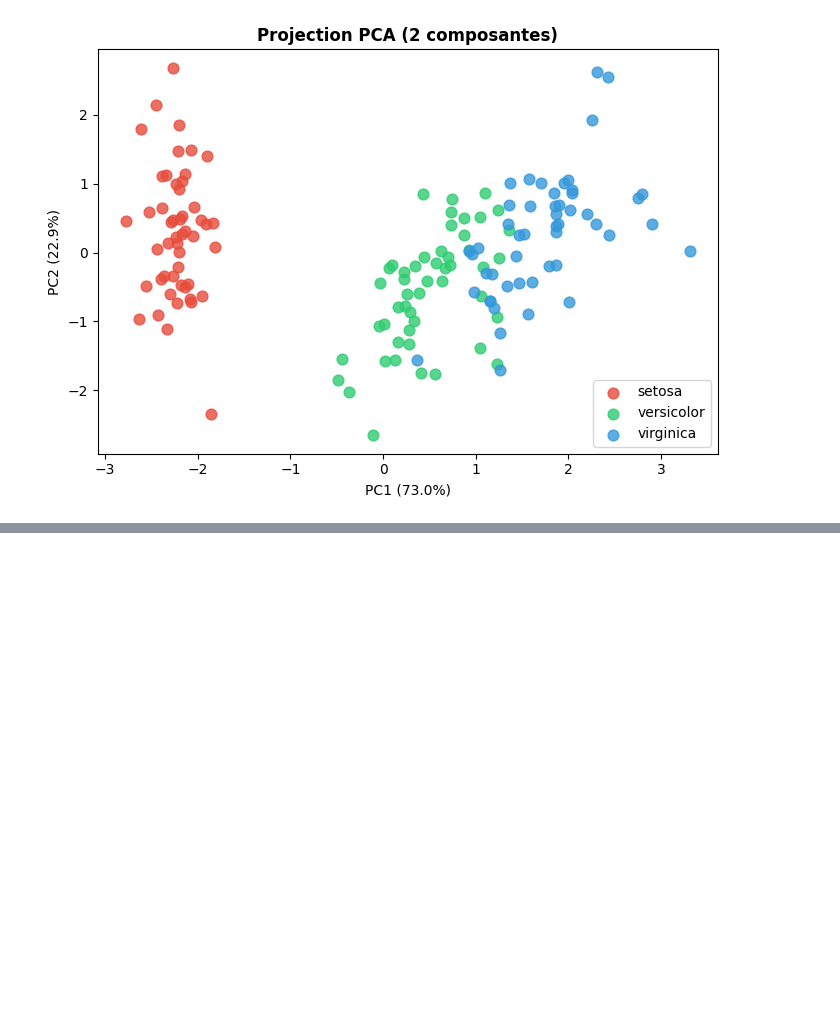
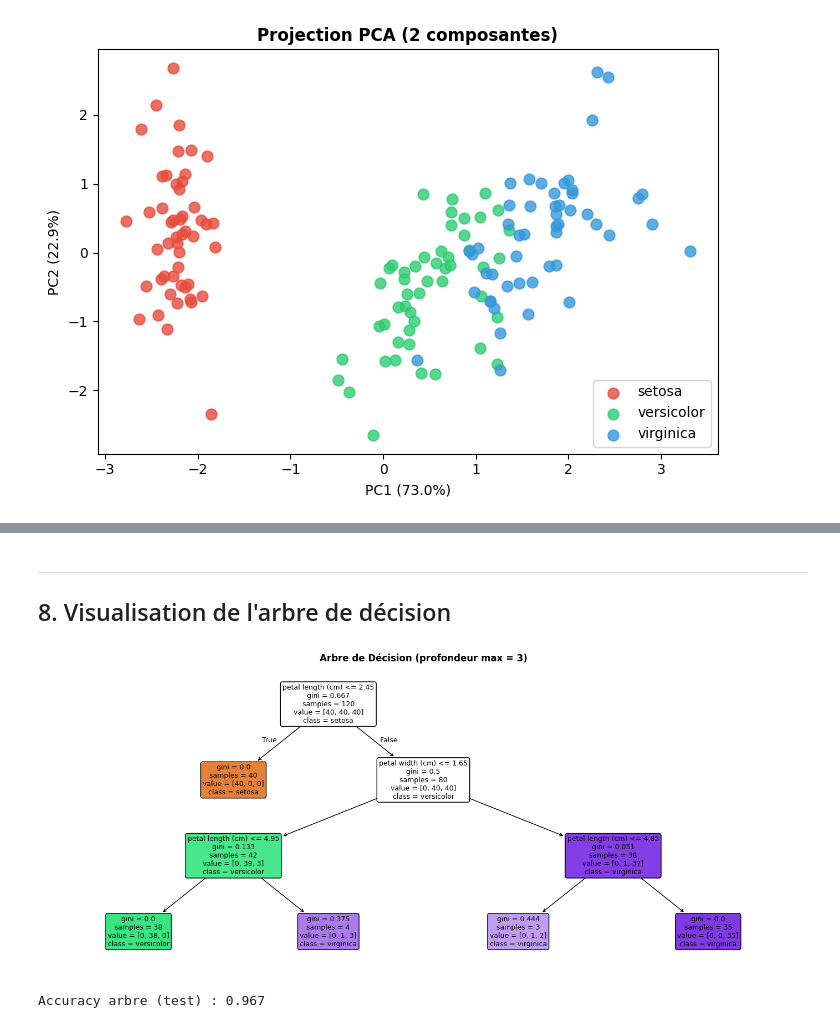
Before and after one commit to nghianguyend/Enigmatique-Jardin-Iris, a Jupyter notebook: iris.ipynb, the cells around one changed output, grey strips where cells are left out. Drawn from its saved outputs; the diff is of its cells as text; code cells hidden in the pictures; blank space fills up the shorter version.

```diff
--- a/iris.ipynb
+++ b/iris.ipynb
@@ -251,0 +365,17 @@ plt.show()
+# %%
+param_grid = {
+    'clf__C':      [0.1, 1, 10, 100],
+    'clf__kernel': ['rbf', 'linear']
+}
+
+pipe_svm = Pipeline([
+    ('scaler', StandardScaler()),
+    ('clf', SVC(random_state=42))
+])
+
+grid_search = GridSearchCV(pipe_svm, param_grid, cv=5, scoring='accuracy')
+grid_search.fit(X_train, y_train)
+
+print(f'Meilleurs params : {grid_search.best_params_}')
+print(f'Meilleur score CV : {grid_search.best_score_*100:.1f}%')
+print(f'Score Test : {accuracy_score(y_test, grid_search.predict(X_test))*100:.1f}%')
@@ -251,0 +450,21 @@ plt.show()
+# %% [markdown]
+---
+## 8. Visualisation de l'arbre de décision
+# %%
+# Entraîner un arbre de décision simple pour l'interpréter
+dt = DecisionTreeClassifier(max_depth=3, random_state=42)
+dt.fit(X_train, y_train)
+
+plt.figure(figsize=(14, 6))
+plot_tree(dt,
+          feature_names=iris.feature_names,
+          class_names=iris.target_names,
+          filled=True, rounded=True, fontsize=9)
+plt.title('Arbre de Décision (profondeur max = 3)', fontweight='bold')
+plt.tight_layout()
+plt.show()
+
+print(f'Accuracy arbre (test) : {accuracy_score(y_test, dt.predict(X_test)):.3f}')
+# %% [output]
+[figure, added]
+Accuracy arbre (test) : 0.967
```
Also changed, not shown: parts of 13 cells of this notebook.
